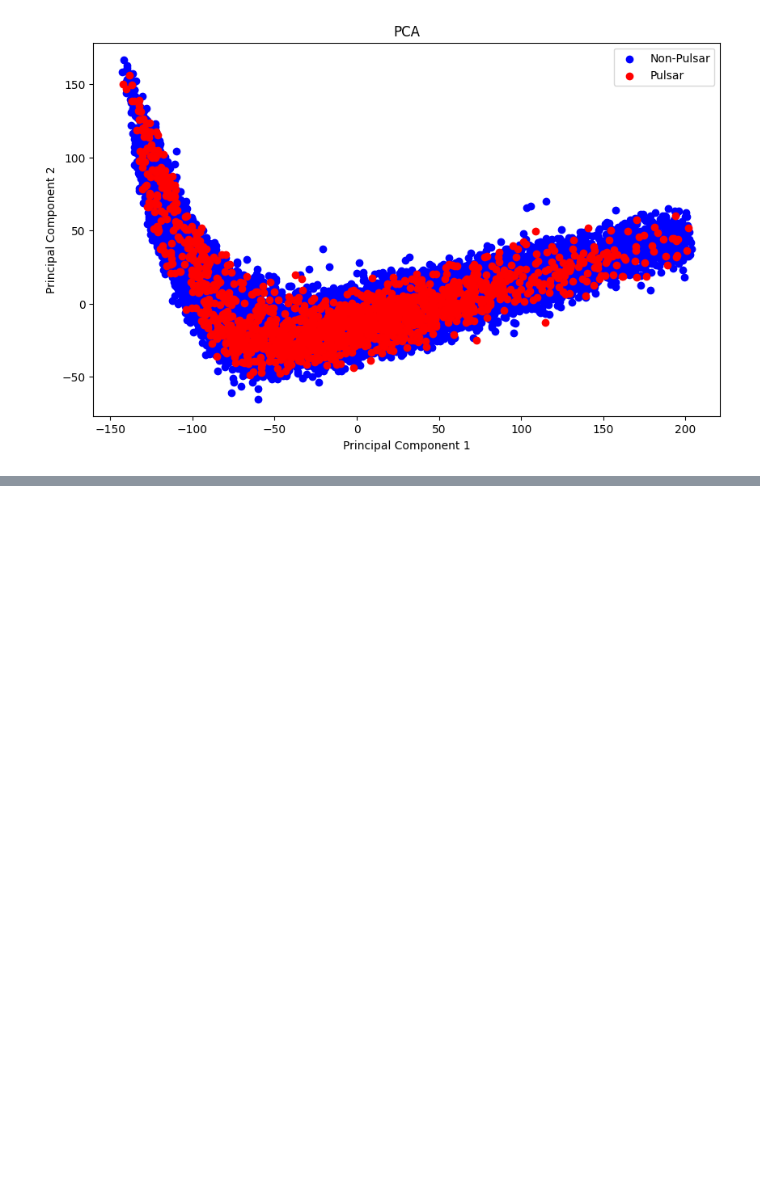
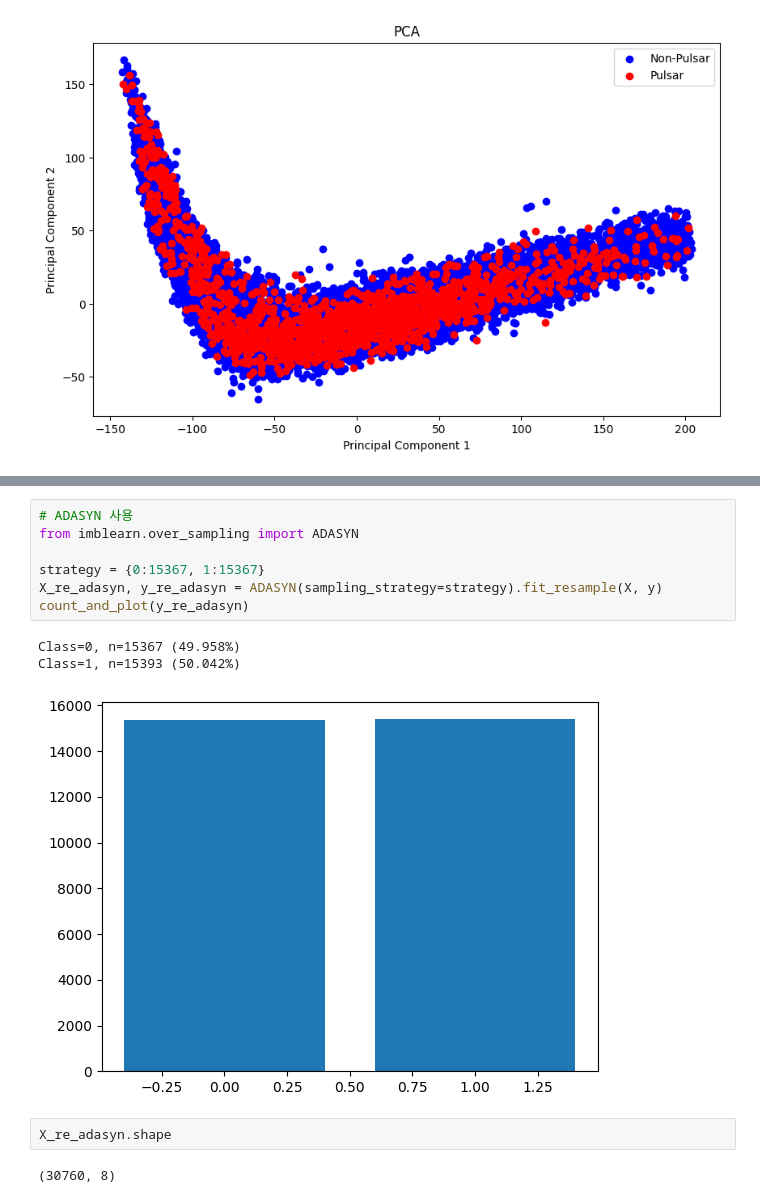
Before and after one commit to yumkim1016/TP1, a Jupyter notebook: teamproject1.ipynb, the cells around one changed output, grey strips where cells are left out. Drawn from its saved outputs; the diff is of its cells as text; blank space fills up the shorter version.

```diff
--- a/teamproject1.ipynb
+++ b/teamproject1.ipynb
@@ -277,0 +316,15 @@ plt.show()
+# %%
+# ADASYN 사용
+from imblearn.over_sampling import ADASYN
+
+strategy = {0:15367, 1:15367}
+X_re_adasyn, y_re_adasyn = ADASYN(sampling_strategy=strategy).fit_resample(X, y)
+count_and_plot(y_re_adasyn)
+# %% [output]
+Class=0, n=15367 (49.958%)
+Class=1, n=15393 (50.042%)
+[figure, added]
+# %%
+X_re_adasyn.shape
+# %% [output]
+(30760, 8)
```
Also changed, not shown: parts of 8 cells of this notebook.
